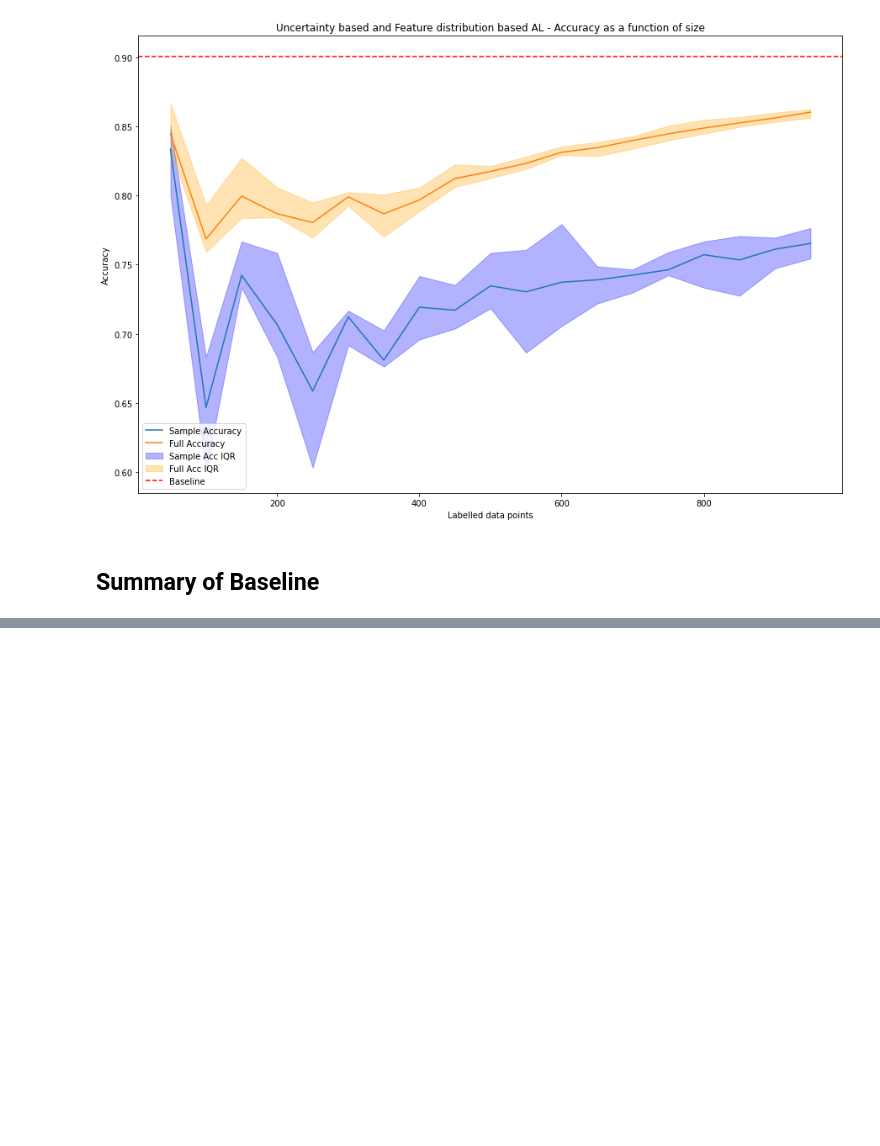
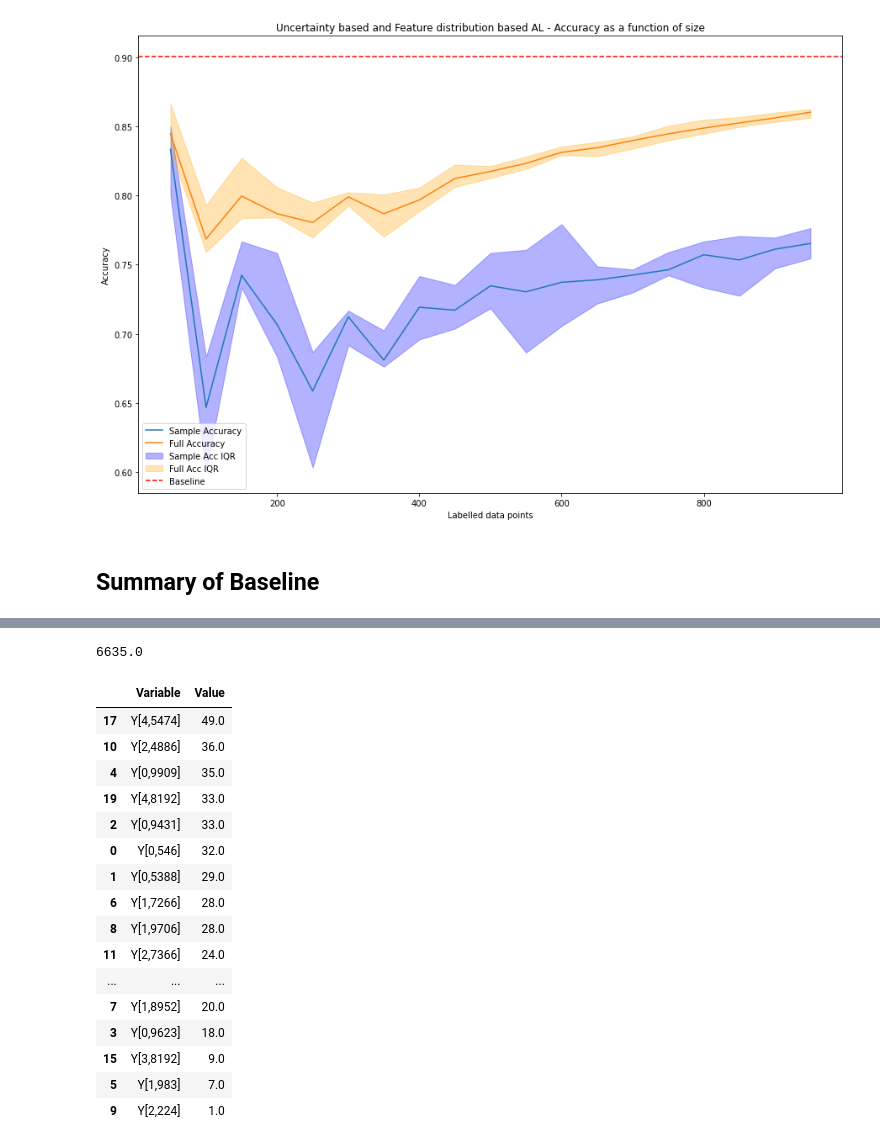
Before and after one commit to giorgiodemarchi/Duality-Based-Active-Learning, a Jupyter notebook: model.ipynb, the cells around one changed output, grey strips where cells are left out. Drawn from its saved outputs; the diff is of its cells as text; code cells hidden in the pictures; blank space fills up the shorter version.

```diff
--- a/model.ipynb
+++ b/model.ipynb
@@ -478,0 +500,30 @@ plt.show()
+# %%
+# Create a new model
+m = Model("optimization")
+
+# Add variables
+X = m.addVars(len(supply), len(tr_capacity), lb=0, name="X")
+Y = m.addVars(len(tr_capacity), len(des_capacity), lb=0, name="Y")
+
+# Set objective
+m.setObjective(sum(cost_1[i, j] * X[i, j] for i in range(len(supply)) for j in range(len(tr_capacity))) +
+               sum(cost_2[j, k] * Y[j, k] for j in range(len(tr_capacity)) for k in range(len(des_capacity))),
+               GRB.MINIMIZE)
+
+# Add constraints
+for i in range(len(supply)):
+    m.addConstr(sum(X[i, j] for j in range(len(tr_capacity))) == supply[i], "Supply_%d" % i)
+
+for j in range(len(tr_capacity)):
+    m.addConstr(sum(X[i, j] for i in range(len(supply))) <= tr_capacity[j], "TransCapacity_%d" % j)
+
+for k in range(len(des_capacity)):
+    m.addConstr(sum(Y[j, k] for j in range(len(tr_capacity))) <= z_capacity[k], "Link_%d" % k)
+
+# What goes in comes out
+for j in range(len(tr_capacity)):
+    m.addConstr(sum(X[i, j] for i in range(len(supply))) == sum(Y[j, k] for k in range(len(des_capacity))), f"TransshipmentBalance_{j}")
+
+
+# Optimize model
+m.optimize()
@@ -478,0 +548,35 @@ plt.show()
+# %%
+if m.status == GRB.OPTIMAL:
+    # For X variables
+    non_zero_X = [(f"X[{i},{j}]", X[i, j].X) for i in range(len(supply)) for j in range(len(tr_capacity)) if X[i, j].X != 0]
+    df_X = pd.DataFrame(non_zero_X, columns=["Variable", "Value"])
+    sorted_df_X = df_X.sort_values(by="Value", ascending=False)
+
+    # For Y variables
+    non_zero_Y = [(f"Y[{j},{k}]", Y[j, k].X) for j in range(len(tr_capacity)) for k in range(len(des_capacity)) if Y[j, k].X != 0]
+    df_Y = pd.DataFrame(non_zero_Y, columns=["Variable", "Value"])
+    sorted_df_Y = df_Y.sort_values(by="Value", ascending=False)
+# %%
+m.ObjVal
+# %% [output]
+6635.0
+# %%
+sorted_df_Y
+# %% [output]
+|  | Variable | Value |
+| 17 | Y[4,5474] | 49.0 |
+| 10 | Y[2,4886] | 36.0 |
+| 4 | Y[0,9909] | 35.0 |
+| 19 | Y[4,8192] | 33.0 |
+| 2 | Y[0,9431] | 33.0 |
+| 0 | Y[0,546] | 32.0 |
+| 1 | Y[0,5388] | 29.0 |
+| 6 | Y[1,7266] | 28.0 |
+| 8 | Y[1,9706] | 28.0 |
+| 11 | Y[2,7366] | 24.0 |
+| ... | ... | ... |
+| 7 | Y[1,8952] | 20.0 |
+| 3 | Y[0,9623] | 18.0 |
+| 15 | Y[3,8192] | 9.0 |
+| 5 | Y[1,983] | 7.0 |
+| 9 | Y[2,224] | 1.0 |
```
Also changed, not shown: parts of 11 cells of this notebook.
